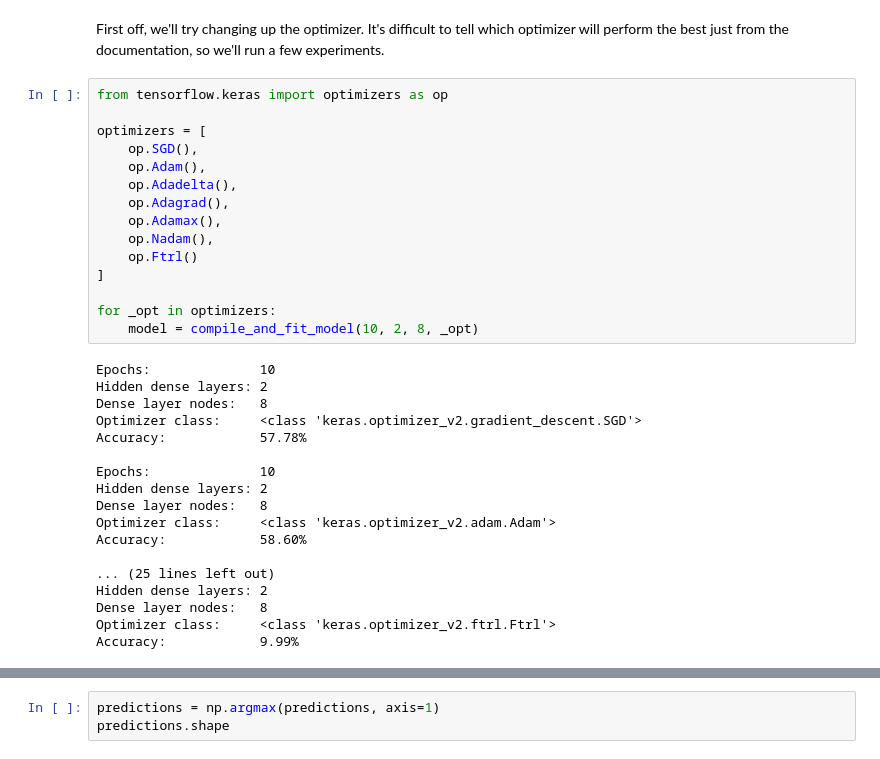
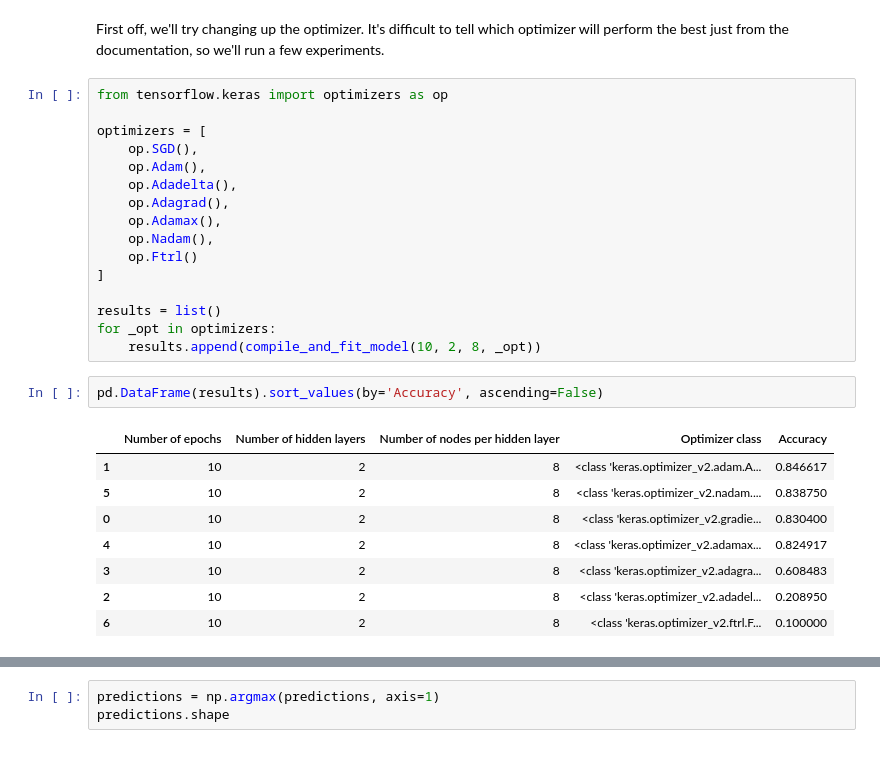
Before and after one commit to schledererj/cs6340-project-3, a Jupyter notebook: cs6340_project_3.ipynb, the cells around one changed output, grey strips where cells are left out. Saved outputs shown, nothing was run; the diff lists cells and outputs as text.

```diff
--- a/cs6340_project_3.ipynb
+++ b/cs6340_project_3.ipynb
@@ -239,24 +238,18 @@ optimizers = [
     op.Ftrl()
 ]
 
+results = list()
 for _opt in optimizers:
-    model = compile_and_fit_model(10, 2, 8, _opt)
+    results.append(compile_and_fit_model(10, 2, 8, _opt))
-# %% [output]
-Epochs:              10
-Hidden dense layers: 2
-Dense layer nodes:   8
-Optimizer class:     <class 'keras.optimizer_v2.gradient_descent.SGD'>
-Accuracy:            57.78%
-
-Epochs:              10
-Hidden dense layers: 2
-Dense layer nodes:   8
-Optimizer class:     <class 'keras.optimizer_v2.adam.Adam'>
-Accuracy:            58.60%
-
-... (25 lines left out)
-Hidden dense layers: 2
-Dense layer nodes:   8
-Optimizer class:     <class 'keras.optimizer_v2.ftrl.Ftrl'>
-Accuracy:            9.99%
+# %%
+pd.DataFrame(results).sort_values(by='Accuracy', ascending=False)
+# %% [output]
+|  | Number of epochs | Number of hidden layers | Number of nodes per hidden layer | Optimizer class | Accuracy |
+| 1 | 10 | 2 | 8 | <class 'keras.optimizer_v2.adam.A... | 0.846617 |
+| 5 | 10 | 2 | 8 | <class 'keras.optimizer_v2.nadam.... | 0.838750 |
+| 0 | 10 | 2 | 8 | <class 'keras.optimizer_v2.gradie... | 0.830400 |
+| 4 | 10 | 2 | 8 | <class 'keras.optimizer_v2.adamax... | 0.824917 |
+| 3 | 10 | 2 | 8 | <class 'keras.optimizer_v2.adagra... | 0.608483 |
+| 2 | 10 | 2 | 8 | <class 'keras.optimizer_v2.adadel... | 0.208950 |
+| 6 | 10 | 2 | 8 | <class 'keras.optimizer_v2.ftrl.F... | 0.100000 |
 # %% [markdown]
```
Also changed, not shown: parts of 11 cells of this notebook, 1 other file.
